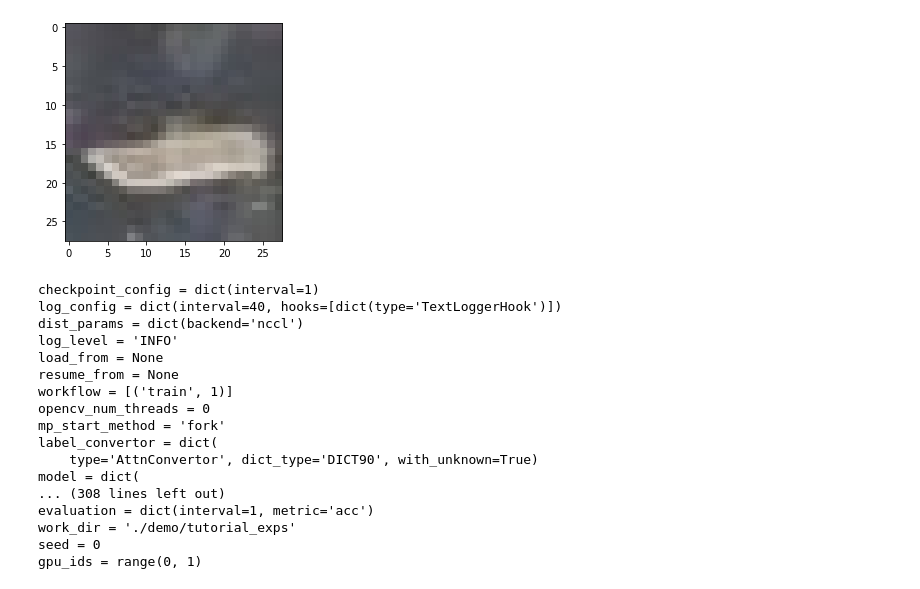
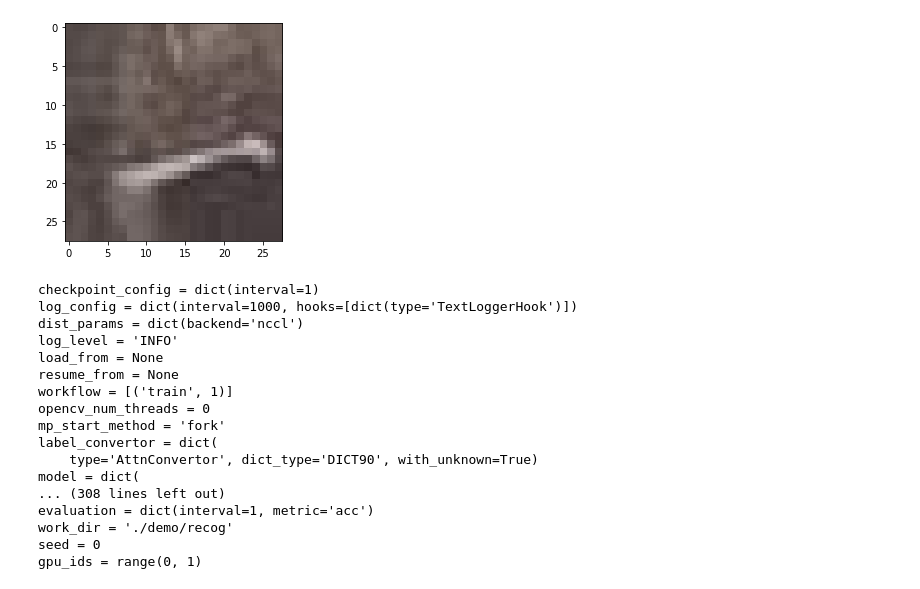
Before and after one commit to Wixiyo/Chinese_inscription_ocr, a Jupyter notebook: work/recog_train.ipynb, the cells around one changed output. Saved outputs shown, nothing was run; the diff lists cells and outputs as text; code cells hidden in the pictures.

```diff
--- a/work/recog_train.ipynb
+++ b/work/recog_train.ipynb
@@ -1,31 +1,31 @@
 # %%
 import os
 os.chdir('../')
 # 导入 opencv-python
 import cv2
 
 # 导入可视化工具包 matplotlib，并让绘制的图像嵌入在 notebook 中
 import matplotlib.pyplot as plt
 %matplotlib inline
 
 # 定义可视化图像函数，输入图像路径，可视化图像
 def show_img_from_path(img_path):
     """opencv 读入图像，matplotlib 可视化格式为 RGB，因此需将 BGR 转 RGB，最后可视化出来"""
     img = cv2.imread(img_path)
     img_rgb = cv2.cvtColor(img, cv2.COLOR_BGR2RGB)
     plt.imshow(img_rgb)
     plt.show()
 
 # 定义可视化图像函数，输入图像 array，可视化图像
 def show_img_from_array(img):
     """输入 array，matplotlib 可视化格式为 RGB，因此需将 BGR 转 RGB，最后可视化出来"""
     img_rgb = cv2.cvtColor(img, cv2.COLOR_BGR2RGB)
     plt.imshow(img_rgb)
     plt.show()
 
-show_img_from_path('../../data/imgs/u4e00_000000.jpg')
+show_img_from_path('../../data/imgs/u4e00_000048.jpg')
 # %% [output]
-[figure, old version]
+[figure, new version]
 # %%
 from mmcv import Config
 from mmdet.apis import set_random_seed
@@ -41,7 +41,7 @@ cfg.optimizer.lr = 0.001 / 8
 cfg.lr_config.warmup = None
 
 # 每训练40张图像，记录一次日志
-cfg.log_config.interval = 40
+cfg.log_config.interval = 1000
 
 # 设置随机数种子
 cfg.seed = 0
@@ -51,7 +51,7 @@ cfg.gpu_ids = range(1)
 print(cfg.pretty_text)
 # %% [output]
 checkpoint_config = dict(interval=1)
-log_config = dict(interval=40, hooks=[dict(type='TextLoggerHook')])
+log_config = dict(interval=1000, hooks=[dict(type='TextLoggerHook')])
 dist_params = dict(backend='nccl')
 log_level = 'INFO'
 load_from = None
@@ -64,7 +64,7 @@ label_convertor = dict(
 model = dict(
 ... (308 lines left out)
 evaluation = dict(interval=1, metric='acc')
-work_dir = './demo/tutorial_exps'
+work_dir = './demo/recog'
 seed = 0
 gpu_ids = range(0, 1)
 # %%
```
Also changed, not shown: parts of 3 cells of this notebook, 7 other files.
